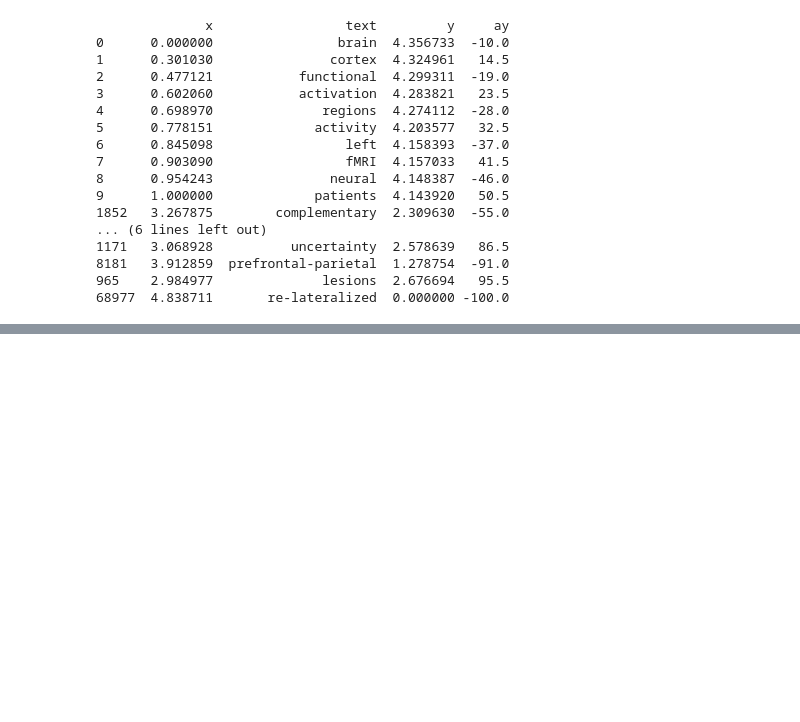
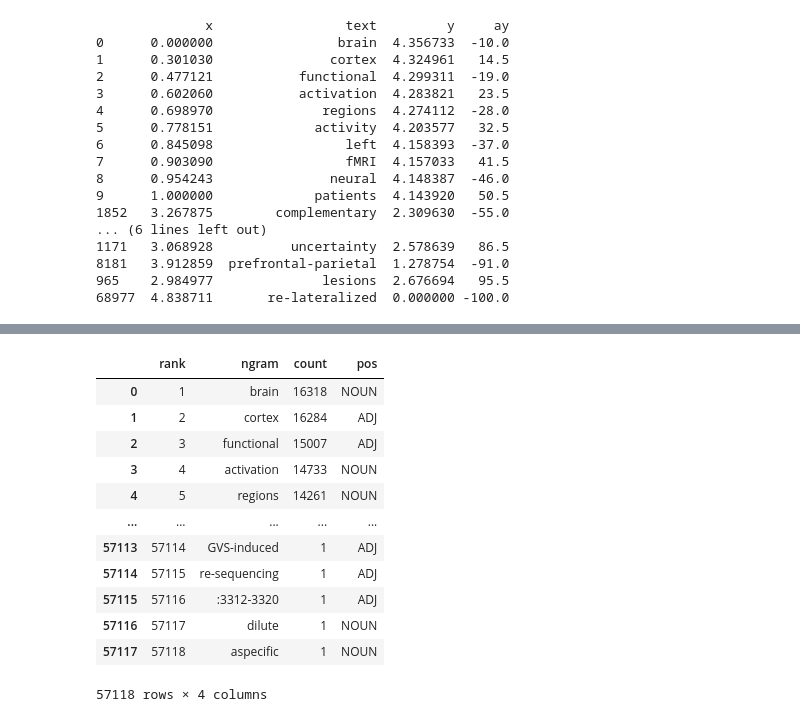
Before and after one commit to ajbarrows/spiteful-allegory, a Jupyter notebook: work/notebooks/20240419-BreakApartText.ipynb, the cells around one changed output, grey strips where cells are left out. Saved outputs shown, nothing was run; the diff lists cells and outputs as text; code cells hidden in the pictures; blank space fills up the shorter version.

```diff
--- a/work/notebooks/20240419-BreakApartText.ipynb
+++ b/work/notebooks/20240419-BreakApartText.ipynb
@@ -268,3 +254,6 @@ make_rankcount_plot(rankcount_sub)
 8181   3.912859  prefrontal-parietal  1.278754  -91.0
 965    2.984977              lesions  2.676694   95.5
 68977  4.838711       re-lateralized  0.000000 -100.0
+# %%
+catalog.load('rankcount_pos')
+# %% [output]
@@ -270,0 +262,13 @@ make_rankcount_plot(rankcount_sub)
+|  | rank | ngram | count | pos |
+| 0 | 1 | brain | 16318 | NOUN |
+| 1 | 2 | cortex | 16284 | ADJ |
+| 2 | 3 | functional | 15007 | ADJ |
+| 3 | 4 | activation | 14733 | NOUN |
+| 4 | 5 | regions | 14261 | NOUN |
+| ... | ... | ... | ... | ... |
+| 57113 | 57114 | GVS-induced | 1 | ADJ |
+| 57114 | 57115 | re-sequencing | 1 | ADJ |
+| 57115 | 57116 | :3312-3320 | 1 | ADJ |
+| 57116 | 57117 | dilute | 1 | NOUN |
+| 57117 | 57118 | aspecific | 1 | NOUN |
+57118 rows × 4 columns
```
Also changed, not shown: parts of 8 cells of this notebook, 5 other files.
